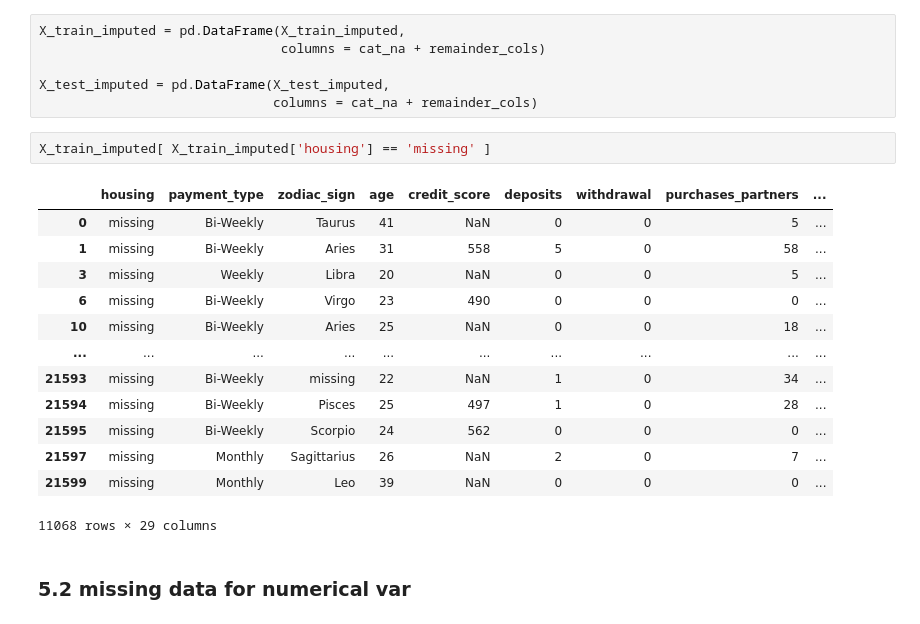
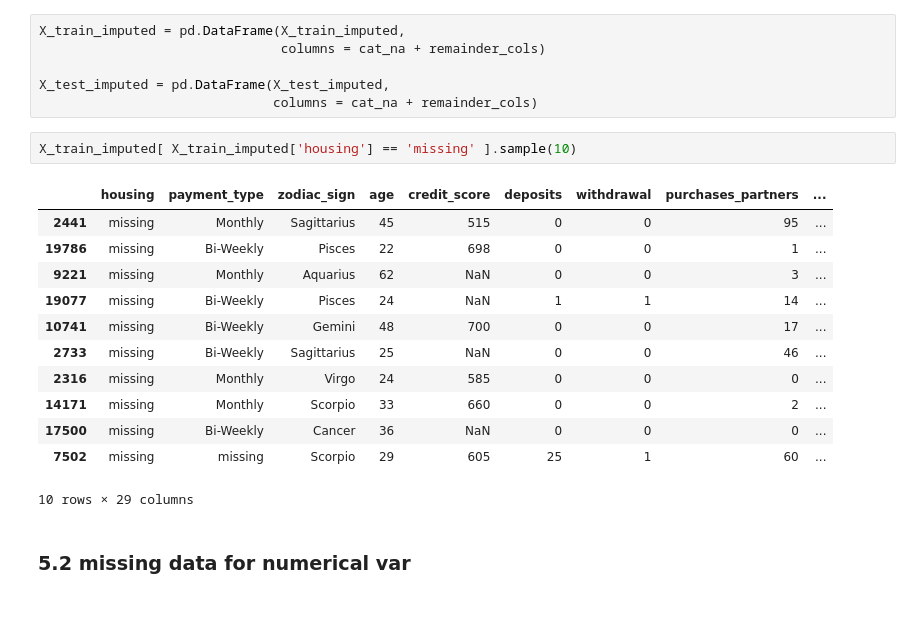
Before and after one commit to luke4u/Customer_Behaviour_Prediction, a Jupyter notebook: churn_prediction/App_churn_prediction_Data_Engineering.ipynb, the cells around one changed output. Drawn from its saved outputs; the diff is of its cells as text.

```diff
--- a/churn_prediction/App_churn_prediction_Data_Engineering.ipynb
+++ b/churn_prediction/App_churn_prediction_Data_Engineering.ipynb
@@ -202,21 +197,20 @@ X_train_imputed = pd.DataFrame(X_train_imputed,
 X_test_imputed = pd.DataFrame(X_test_imputed,
                               columns = cat_na + remainder_cols)
 # %%
-X_train_imputed[ X_train_imputed['housing'] == 'missing' ]
+X_train_imputed[ X_train_imputed['housing'] == 'missing' ].sample(10)
 # %% [output]
 |  | housing | payment_type | zodiac_sign | age | credit_score | deposits | withdrawal | purchases_partners | ... |
-| 0 | missing | Bi-Weekly | Taurus | 41 | NaN | 0 | 0 | 5 | ... |
-| 1 | missing | Bi-Weekly | Aries | 31 | 558 | 5 | 0 | 58 | ... |
-| 3 | missing | Weekly | Libra | 20 | NaN | 0 | 0 | 5 | ... |
-| 6 | missing | Bi-Weekly | Virgo | 23 | 490 | 0 | 0 | 0 | ... |
-| 10 | missing | Bi-Weekly | Aries | 25 | NaN | 0 | 0 | 18 | ... |
-| ... | ... | ... | ... | ... | ... | ... | ... | ... | ... |
-| 21593 | missing | Bi-Weekly | missing | 22 | NaN | 1 | 0 | 34 | ... |
-| 21594 | missing | Bi-Weekly | Pisces | 25 | 497 | 1 | 0 | 28 | ... |
-| 21595 | missing | Bi-Weekly | Scorpio | 24 | 562 | 0 | 0 | 0 | ... |
-| 21597 | missing | Monthly | Sagittarius | 26 | NaN | 2 | 0 | 7 | ... |
-| 21599 | missing | Monthly | Leo | 39 | NaN | 0 | 0 | 0 | ... |
+| 2441 | missing | Monthly | Sagittarius | 45 | 515 | 0 | 0 | 95 | ... |
+| 19786 | missing | Bi-Weekly | Pisces | 22 | 698 | 0 | 0 | 1 | ... |
+| 9221 | missing | Monthly | Aquarius | 62 | NaN | 0 | 0 | 3 | ... |
+| 19077 | missing | Bi-Weekly | Pisces | 24 | NaN | 1 | 1 | 14 | ... |
+| 10741 | missing | Bi-Weekly | Gemini | 48 | 700 | 0 | 0 | 17 | ... |
+| 2733 | missing | Bi-Weekly | Sagittarius | 25 | NaN | 0 | 0 | 46 | ... |
+| 2316 | missing | Monthly | Virgo | 24 | 585 | 0 | 0 | 0 | ... |
+| 14171 | missing | Monthly | Scorpio | 33 | 660 | 0 | 0 | 2 | ... |
+| 17500 | missing | Bi-Weekly | Cancer | 36 | NaN | 0 | 0 | 0 | ... |
+| 7502 | missing | missing | Scorpio | 29 | 605 | 25 | 1 | 60 | ... |
-11068 rows × 29 columns
+10 rows × 29 columns
 # %% [markdown]
 ### 5.2 missing data for numerical var
 # %%
```
Also changed, not shown: parts of 36 cells of this notebook.
